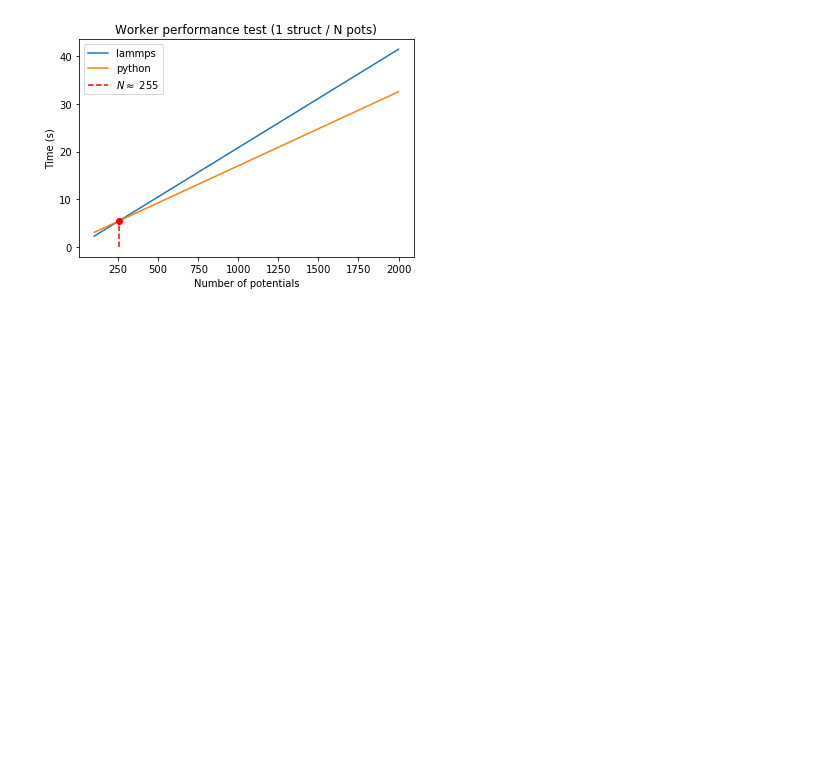
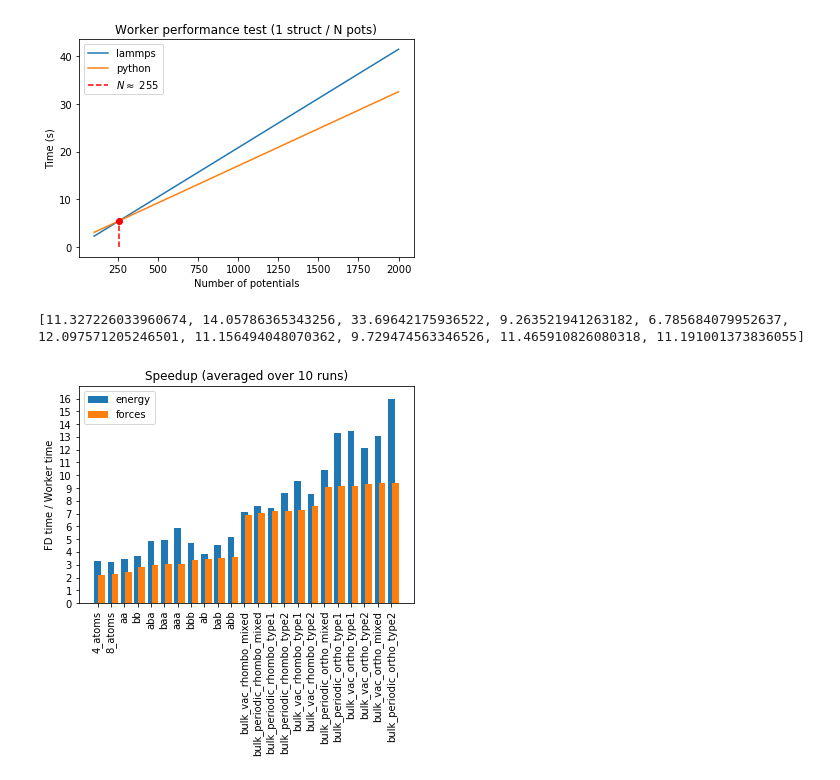
Before and after one commit to TrinkleGroup/s-meam, a Jupyter notebook: src/misc/notebook.ipynb, the cells around one changed output. Cells and saved outputs as stored; diff of their text form; code cells hidden in the pictures; blank space fills up the shorter version.

```diff
--- a/src/misc/notebook.ipynb
+++ b/src/misc/notebook.ipynb
@@ -43,3 +43,78 @@ plt.show()
 #plt.show()
 # %% [output]
 [figure]
+# %%
+# Plotting gradient runtimes
+import numpy as np
+import matplotlib.pyplot as plt
+from collections import defaultdict
+
+e_speedups = defaultdict(list)
+f_speedups = defaultdict(list)
+
+with open("../../grad_time_long2.dat", 'r') as file:
+    lines = file.readlines()
+
+    for line in lines[1:]:
+        if 'speedup' not in line:
+            line = line.split(" ")
+
+            e_speedups[line[0]].append(float(line[1]))
+            f_speedups[line[0]].append(float(line[4]))
+
+e_avg_speedups = {}
+f_avg_speedups = {}
+
+e_stdv = {}
+f_stdv = {}
+
+for key in e_speedups.keys():
+    e_avg_speedups[key] = np.average(e_speedups[key])
+    f_avg_speedups[key] = np.average(f_speedups[key])
+
+    e_stdv[key] = np.std(e_speedups[key])
+    f_stdv[key] = np.std(f_speedups[key])
+
+names = np.array(list(e_avg_speedups.keys()))
+
+e_avg_speedups = np.array(list(e_avg_speedups.values()))
+f_avg_speedups = np.array(list(f_avg_speedups.values()))
+
+e_stdv = np.array(list(e_stdv.values()))
+f_stdv = np.array(list(f_stdv.values()))
+
+# e_indices = np.argsort(e_avg_speedups)
+f_indices = np.argsort(f_avg_speedups)
+
+e_avg_speedups = e_avg_speedups[f_indices]
+f_avg_speedups = f_avg_speedups[f_indices]
+
+e_stdv = e_stdv[f_indices]
+f_stdv = e_stdv[f_indices]
+
+names = names[f_indices]
+
+print(e_speedups['bulk_vac_ortho_mixed'])
+# %% [output]
+[11.327226033960674, 14.05786365343256, 33.69642175936522, 9.263521941263182, 6.785684079952637, 12.097571205246501, 11.156494048070362, 9.729474563346526, 11.465910826080318, 11.191001373836055]
+# %%
+fig = plt.figure()
+ax = fig.add_subplot(111)
+
+xpos = np.arange(len(names))
+width = 0.5
+
+rects1 = ax.bar(xpos, e_avg_speedups, align = 'center', label='energy', width=width)#, yerr=e_stdv)
+rects1 = ax.bar(xpos+0.3, f_avg_speedups, align = 'center', label='forces', width=width)#, yerr=f_stdv)
+
+ax.set_xticklabels(names, rotation=90)
+plt.xticks(np.arange(len(names)))
+plt.title("Speedup (averaged over 10 runs)")
+plt.ylabel("FD time / Worker time")
+plt.ylim([0,17])
+plt.yticks(np.arange(17))
+plt.legend()
+plt.savefig('grad_speedup.png')
+plt.show()
+# %% [output]
+[figure, added]
```
Also changed, not shown: parts of 9 cells of this notebook, 3 other files.
